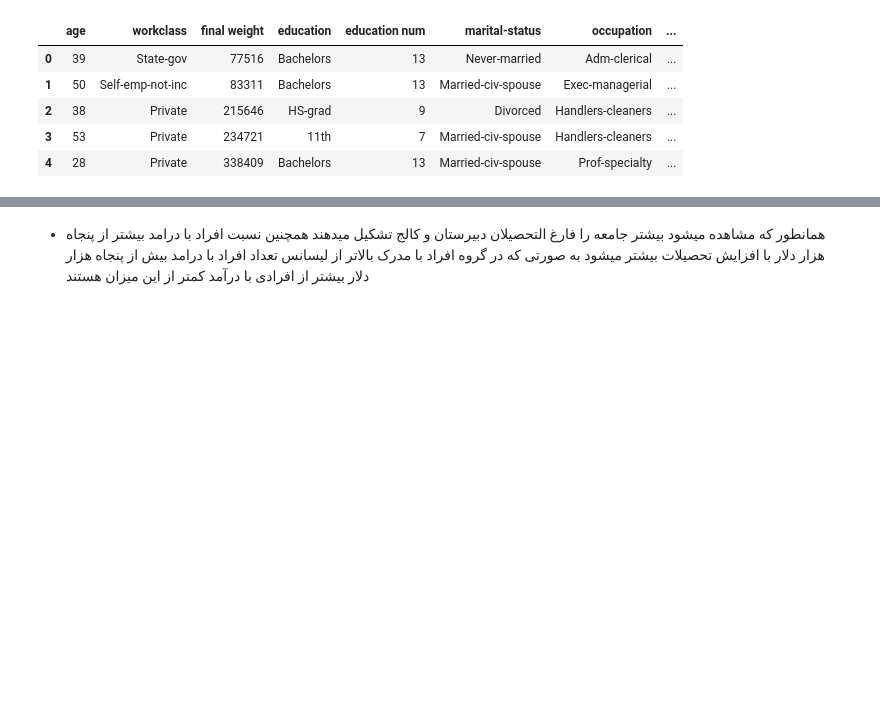
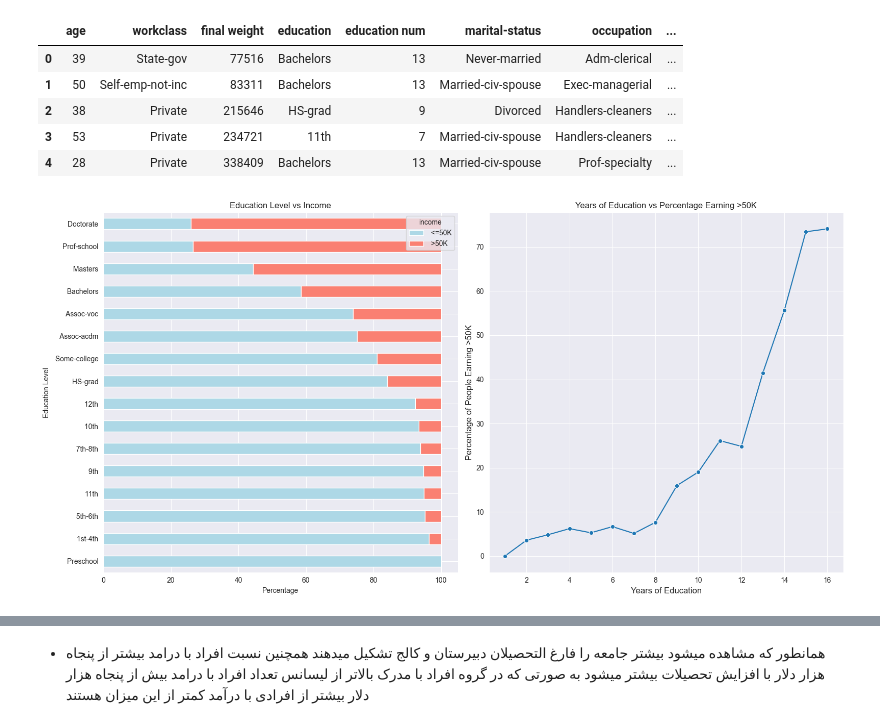
Before and after one commit to Farbod0o/Income-Analysis-in-Census-Data, a Jupyter notebook: CensusIncome.ipynb, the cells around one changed output, grey strips where cells are left out. Cells and saved outputs as stored; diff of their text form; code cells hidden in the pictures; blank space fills up the shorter version.

```diff
--- a/CensusIncome.ipynb
+++ b/CensusIncome.ipynb
@@ -42,5 +42,42 @@ data.head()
 | 2 | 38 | Private | 215646 | HS-grad | 9 | Divorced | Handlers-cleaners | ... |
 | 3 | 53 | Private | 234721 | 11th | 7 | Married-civ-spouse | Handlers-cleaners | ... |
 | 4 | 28 | Private | 338409 | Bachelors | 13 | Married-civ-spouse | Prof-specialty | ... |
+# %%
+import pandas as pd
+import matplotlib.pyplot as plt
+import seaborn as sns
+
+# تبدیل ستون درآمد به مقادیر عددی
+data['income_numeric'] = data['income'].apply(lambda x: 1 if x == ' >50K' else 0)
+
+# مرحله 3: محاسبه درصد درآمد بر اساس سطح تحصیلات (نمودار میله‌ای)
+education_income = pd.crosstab(data['education'], data['income'], normalize='index') * 100
+
+# مرحله 4: محاسبه میانگین درآمد بالای 50K بر اساس سال‌های تحصیل (نمودار خطی)
+education_income_mean = data.groupby('education num')['income_numeric'].mean() * 100
+
+# مرحله 5: رسم هر دو نمودار در یک فیگور
+plt.figure(figsize=(16, 8))
+
+# نمودار 1: میله‌ای (رابطه بین سطح تحصیلات و درآمد)
+plt.subplot(1, 2, 1)
+education_income.sort_values(by=' >50K').plot(kind='barh', stacked=True, color=['lightblue', 'salmon'], ax=plt.gca())
+plt.xlabel('Percentage')
+plt.ylabel('Education Level')
+plt.title('Education Level vs Income')
+
+# نمودار 2: خطی (رابطه بین تعداد سال‌های تحصیل و درآمد)
+plt.subplot(1, 2, 2)
+sns.lineplot(x=education_income_mean.index, y=education_income_mean.values, marker='o')
+plt.xlabel('Years of Education', fontsize=12)
+plt.ylabel('Percentage of People Earning >50K', fontsize=12)
+plt.title('Years of Education vs Percentage Earning >50K')
+plt.grid(True)
+
+# نمایش نمودار
+plt.tight_layout()
+plt.show()
+# %% [output]
+[figure, added]
 # %%
 edu = data['education'].value_counts()
```
Also changed, not shown: parts of 1 cell of this notebook.
